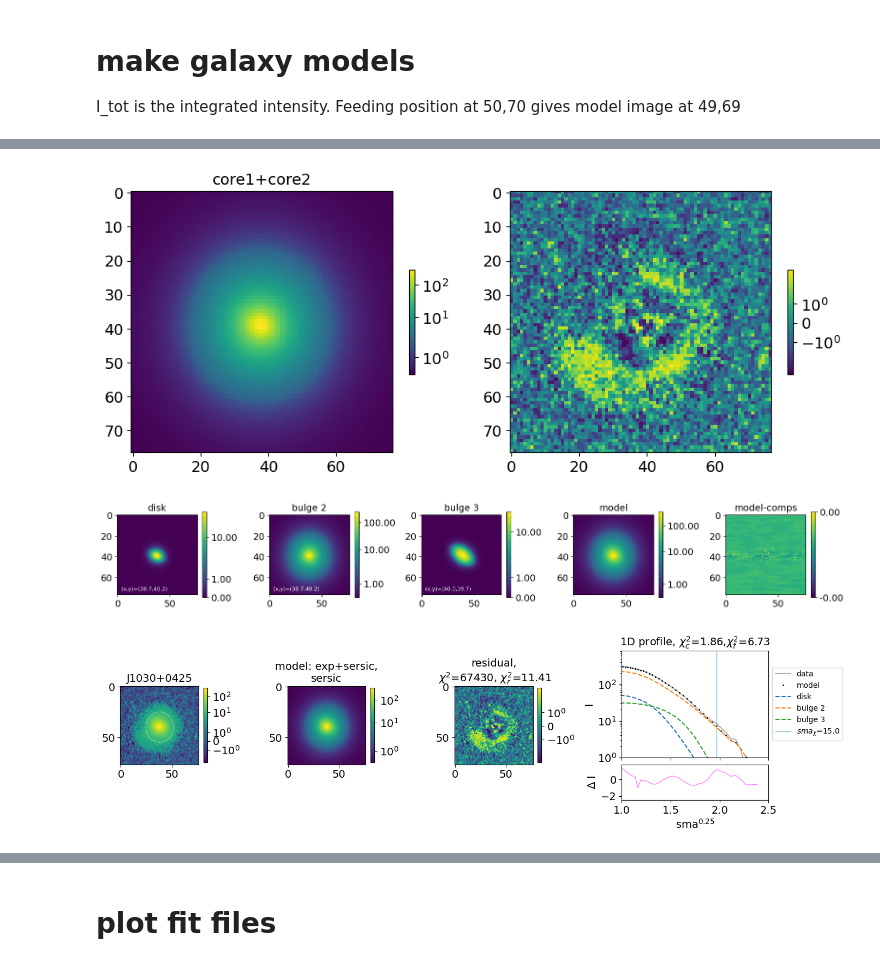
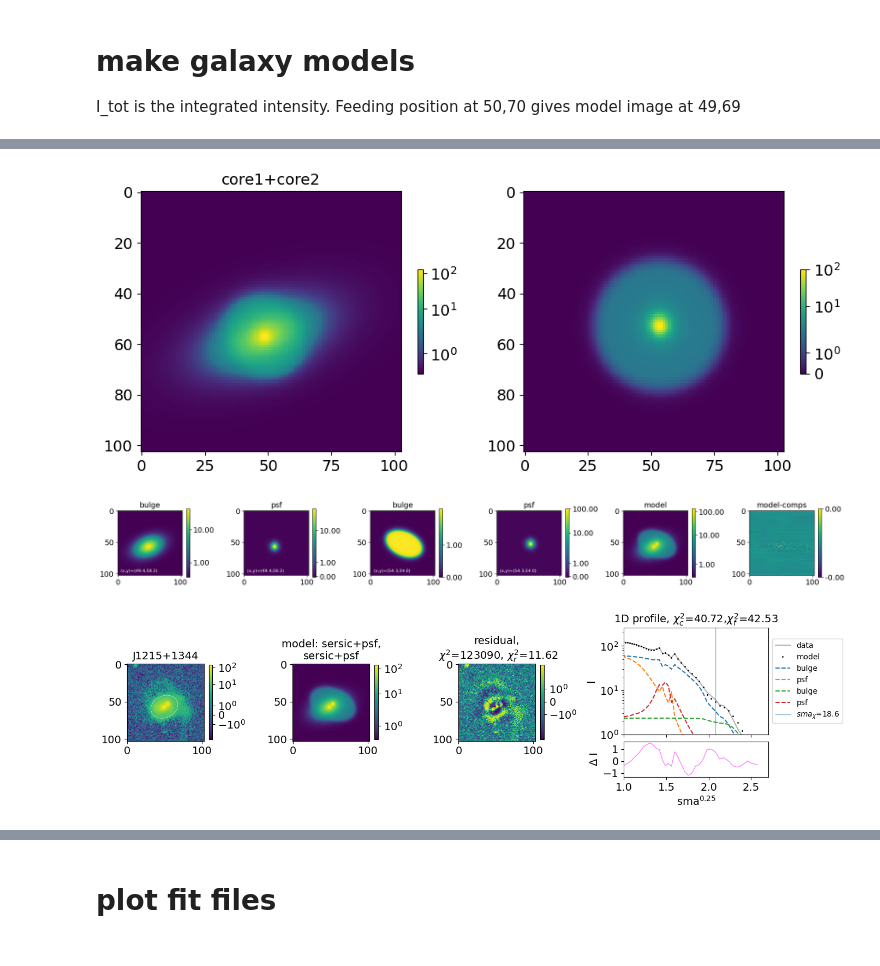
Before and after one commit to insepien/dualAGN, a Jupyter notebook: scrap_notebooks/checkFit.ipynb, the cells around one changed output, grey strips where cells are left out. Cells and saved outputs as stored; diff of their text form; code cells hidden in the pictures.

```diff
--- a/scrap_notebooks/checkFit.ipynb
+++ b/scrap_notebooks/checkFit.ipynb
@@ -392,13 +392,13 @@ def make_isophotes_models_old(isolist_data,comp_ims,comp_names):
 
 
 def fit_stat_1d(iso_data,iso_model,cut=0.8):
-    """calculate 1d chi squared, cut to 70% of data"""
+    """calculate 1d chi squared, cut to 80% of data"""
     cut_index = int(np.round(len(iso_data.sma)*cut))
     sma_cut = iso_data.sma[cut_index]
-    diff = iso_data.intens[:cut_index]-iso_model.intens[:cut_index]
-    chi_square1d = np.sum(diff**2 / np.sqrt(iso_data.intens[:cut_index]))
-    diff_full = iso_data.intens-iso_model.intens
-    chi_square1d_full = np.sum(diff_full**2 / np.sqrt(np.abs(iso_data.intens)))
+    diff = iso_data.intens[1:cut_index]-iso_model.intens[1:cut_index]
+    chi_square1d = np.sum((diff/iso_data.rms[1:cut_index])**2)
+    diff_full = iso_data.intens[1:]-iso_model.intens[1:]
+    chi_square1d_full = np.sum((diff_full/iso_data.rms[1:])**2)
     return chi_square1d,sma_cut,chi_square1d_full
 
 
@@ -556,7 +556,7 @@ def mask_image(image,rad,intens,agn_mask_size):
 # plt.imshow(mask_image(image=imageAGN,rad=10,intens=8,agn_mask_size=40), norm='symlog')
 # imageAGN_masked = mask_image(image=imageAGN,rad=10,intens=8,agn_mask_size=40)
 # %%
-on = "J1030+0425"
+on = "J1215+1344"
 imageFile = glob.glob(os.path.expanduser("~/agn-result/box/final_cut/"+on+"*"))[-1]
 imageAGN = fits.getdata(os.path.expanduser(imageFile))
 with open(os.path.expanduser("~/research-data/psf-results/psf_pkls/psf_"+on+".pkl"),"rb") as f:
@@ -634,7 +634,7 @@ def _dofit_no_oversp(model, dataImage, psf, readnoise=0.22, expT=1, skylevel = 6
 
 Imax = imageAGN.max()
 itot=1500
-sersic_dict, psf_dict, gaussian_dict, flatsky_dict, flatbar_dict, exp_dict = makeModelDict(PA_ss=90, ell_ss=0.1, n_ss=1, I_ss=1, r_ss=20, Itot=itot,
+sersic_dict, psf_dict, gaussian_dict, flatsky_dict, flatbar_dict, exp_dict = makeModelDict(PA_ss=70, ell_ss=0.1, n_ss=1, I_ss=1, r_ss=20, Itot=itot,
                                                                      PA_lim=[0,360], ell_lim=[0.0,1.0], I_lim=[0.1,Imax],
                                                                      Iss_lim=[0.1,Imax], rss_lim=[0.1,framelim], Itot_lim=[0.1,1e4],
                                                                      sigma = 5, sigma_lim = [1,20], Isky = 2.5, Isky_lim =[0,10],
@@ -647,7 +647,7 @@ GaussianRingAzParamsDict = {'PA': [40, 0,360], 'ell': [0.5, 0,1], 'A_maj':[100,0
                           'R_ring':[10,0,100],'sigma_r':[5,0,100]}
 gausR_dict = {'name': "GaussianRingAz", 'label': "GaussianRingAz", 'parameters': GaussianRingAzParamsDict}
 
-exponentialParamDict = {'PA': [90, 0,100], 'ell': [0.1, 0,1], 'I_0': [1, 0.0,Imax], 'h': [10, 0,50]}
+exponentialParamDict = {'PA': [130, 0,100], 'ell': [0.2, 0,1], 'I_0': [1, 0.0,Imax], 'h': [10, 0,50]}
 exp2_dict = {'name': "Exponential", 'label': "disk", 'parameters':exponentialParamDict}
 
 flatbar = {'PA':[30,0,360], 'ell':[0.1,0,1],
@@ -658,24 +658,24 @@ flatbar0_dict = {'name': "FlatBar", 'label': "flat_bar", 'parameters':flatbar}
 
 
 sersicParamsDict = {'PA': [0, 0, 360], 'ell_bulge': [0.1, 0, 1],
-                    'n': [1, 0.0, 10],'I_e': [10, 0.0,Imax], 'r_e': [3, 0.0, framelim]}
+                    'n': [1, 0.0, 10],'I_e': [20, 0.0,Imax], 'r_e': [3, 0.0, framelim]}
 sersic2_dict = {'name': "Sersic", 'label': "bulge 2", 'parameters': sersicParamsDict}
 
 sersic1_dict = {'name': "Sersic", 'label': "bulge 1", 'parameters': sersicParamsDict}
 
-sersic3ParamsDict = {'PA': [130, 0, 360], 'ell_bulge': [0.2, 0, 1],
-                    'n': [1, 0.0, 10],'I_e': [10, 0.0,Imax], 'r_e': [15, 0.0, framelim]}
+sersic3ParamsDict = {'PA': [70, 0, 360], 'ell_bulge': [0.2, 0, 1],
+                    'n': [1, 0.0, 10],'I_e': [1, 0.0,Imax], 'r_e': [20, 0.0, framelim]}
 sersic3_dict = {'name': "Sersic", 'label': "bulge 3", 'parameters': sersic3ParamsDict}
 
-ext_sersicParamsDict = {'PA': [30, 0, 360], 'ell_bulge': [0.8, 0, 1],
-                    'n': [1, 0.0, 10],'I_e': [10, 0.0,Imax], 'r_e': [1, 0.0, framelim]}
+ext_sersicParamsDict = {'PA': [110, 0, 360], 'ell_bulge': [0.6, 0, 1],
+                    'n': [1, 0.0, 10],'I_e': [100, 0.0,Imax], 'r_e': [10, 0.0, framelim]}
 sersic_ext_dict = {'name': "Sersic", 'label': "ext bulge", 'parameters': sersicParamsDict}
 
 
-funcset_dict_sersic1= {'X0': [38,0,framelim], 'Y0': [40,0,framelim],
-                    'function_list': [exp_dict,sersic2_dict]}
-funcset_dict_sersic2= {'X0': [39,0,framelim], 'Y0': [40,0,framelim],
-                    'function_list': [sersic3_dict]}
+funcset_dict_sersic1= {'X0': [xs[0],0,framelim], 'Y0': [ys[0],0,framelim],
+                    'function_list': [sersic_dict,psf_dict]}
+funcset_dict_sersic2= {'X0': [xs[1],0,framelim], 'Y0': [ys[1],0,framelim],
+                    'function_list': [sersic_dict,psf_dict]}
 funcset_dict_sersic3= {'X0': [73,0,framelim], 'Y0': [74,0,framelim],
                     'function_list': [sersic_ext_dict]}
 
@@ -748,25 +751,25 @@ r_e_3: 5.33
 # %%
 fig,ax = plt.subplots(1,2,figsize=(10,4))
-im0=ax[0].imshow(comp_ims[1]+comp_ims[0],norm='symlog')
-im1=ax[1].imshow(image-m,norm='symlog')
+im0=ax[0].imshow(comp_ims[0]+comp_ims[1]+comp_ims[2],norm='symlog')
+im1=ax[1].imshow(comp_ims[3]+comp_ims[4]+comp_ims[5],norm='symlog')
 ax[0].set_title('core1+core2')
 [fig.colorbar([im0,im1][i],ax=ax[i],shrink=0.4) for i in range(2)]
 fig.tight_layout();
-# ax[0].plot(comp_pos[1][0],comp_pos[1][1],"ro",markersize=1)
-# ax[1].plot(comp_pos[0][0],comp_pos[0][1],"ro",markersize=1)
-#ax[1].plot(midF-1,midF-1,"wo",markersize=1)
+# ax[1].plot(comp_pos[1][0],comp_pos[1][1],"wo",markersize=1)
+# ax[1].plot(comp_pos[3][0],comp_pos[3][1],"ro",markersize=1)
+#ax[1].plot(xs[1],ys[1],"wo",markersize=1)
 #[print(f"{pname0[i]}: {fitRes0.params[i]:.2f} ") for i in range(len(fitRes0.params))];
 # %% [output]
-[figure, old version]
+[figure, new version]
 # %%
-modelname = 'exp+sersic,\nsersic'
-isolist_data = make_data_isophotes(image,15,midF)
+modelname = 'sersic+psf,\nsersic+psf'
+isolist_data = make_data_isophotes(image,30,midF)
 isolist_comps = make_model_isophotes(isolist_data,comp_ims,comp_names,midF)
 plot_model_components(comp_ims,comp_names,comp_pos,isolist_comps)
 plot_everything_intens(on,image,m,modelname,isolist_data,isolist_comps,comp_names,fs,fsr)
 # %% [output]
-[figure, old version]
+[figure, new version]
-[figure, old version]
+[figure, new version]
 # %%
 # comp_tot = [psf1,psf2,comp_ims[0]]
 # comp_tot.append(np.sum(comp_tot,axis=0))
```
Also changed, not shown: parts of 4 cells of this notebook, 1 other file.
